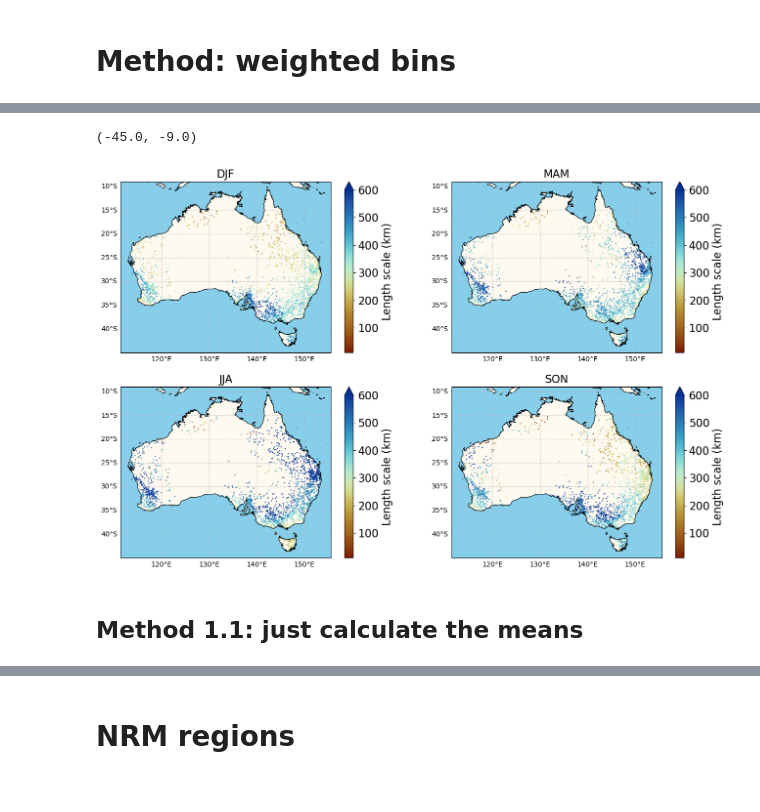
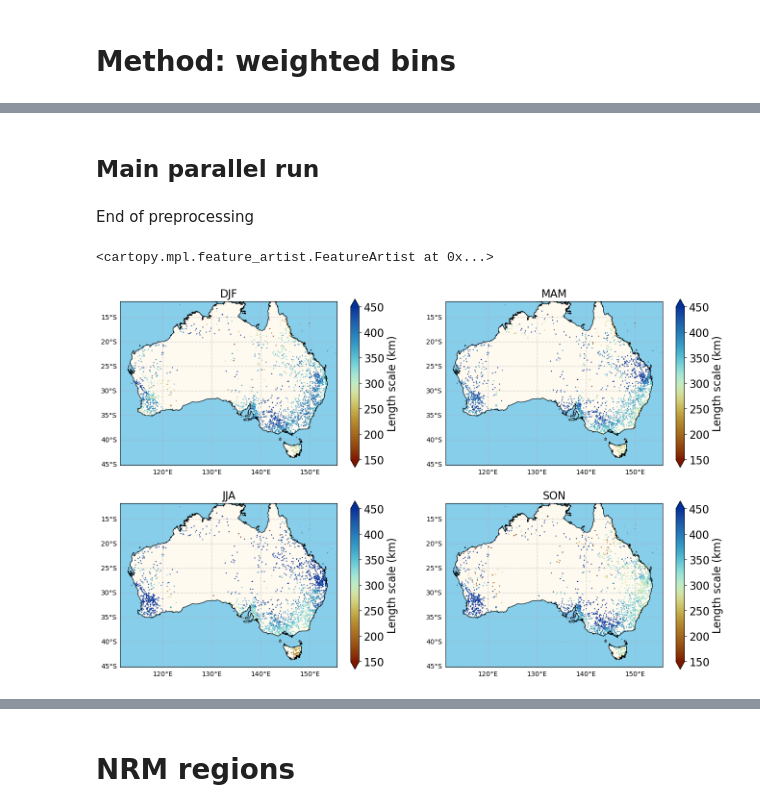
Before and after one commit to dongqi-DQ/Semi-variogram_AU, a Jupyter notebook: plot_seasonality-1960.ipynb, the cells around one changed output, grey strips where cells are left out. Drawn from its saved outputs; the diff is of its cells as text; code cells hidden in the pictures.

```diff
--- a/plot_seasonality-1960.ipynb
+++ b/plot_seasonality-1960.ipynb
@@ -114,0 +262,13 @@ def bins_to_season(file):
+# %%
+seasons="MAM"
+gamma = ivw_gamma[ivw_gamma["Season"]==seasons]["IVW_Gamma"].values
+bins = ivw_gamma[ivw_gamma["Season"]==seasons]["Bins"].values
+_ = fit_model.fit_variogram(bins[gamma>0], gamma[gamma>0], init_guess={"nugget":0.0})#, sill=0.5-0.025, nugget=0.025)
+y_fit = fit_model.variogram(bins)
+scale = fit_model.len_scale
+
+_ = exp_model.fit_variogram(bins[gamma>0], gamma[gamma>0])#, sill=0.5-0.025, nugget=0.025)
+y_fit_exp = exp_model.variogram(bins)
+scale_exp = exp_model.len_scale
+
+print(fit_model.len_scale, exp_model.len_scale)
@@ -115 +288,3 @@ def bins_to_season(file):
+# %% [markdown]
+## Main parallel run
 # %%
@@ -126,6 +311,10 @@ p.join()
+# %% [markdown]
+End of preprocessing
+# %%
+df= pd.read_csv("./data/BoM_daily_stations_1960_500km.csv")
 # %%
 season_weight_dict = {"DJF":[], "MAM":[], "JJA":[], "SON":[]}
-for spec_id in tqdm(df["ID"],leave=True, position=0):
-    df_scale = pd.read_csv(f"./data/all_AU_p90_1960/{spec_id}_season_scale_moving_list_all_events.csv",index_col=0)
+for spec_id in tqdm(df["ID"],leave=True, position=0):#/scratch/k10/dl6968/all_AU_p90_qc ./data/all_AU_p90_500km/
+    df_scale = pd.read_csv(f"./data/all_AU_p90_1960_500km/{spec_id}_season_scale_moving_list_all_events.csv",index_col=0)
     for seasons in ["DJF", "MAM", "JJA", "SON"]:
-        season_weight_dict[seasons].append( df_scale.loc[seasons].values)
+        season_weight_dict[seasons].append( df_scale.loc[seasons].values[0])
@@ -133,9 +328,11 @@ for spec_id in tqdm(df["ID"],leave=True, position=0):
 fig = plt.figure(figsize=(16,10))
 ax1 = fig.add_subplot(221, projection=ccrs.PlateCarree())
 cmap = "cmc.roma"
-plt.scatter(df["Longitude"], df["Latitude"], s=0.5, c= season_weight_dict["DJF"], cmap=cmap, vmin=10,vmax=600,
+vmin=150
+vmax=450
+plt.scatter(df["Longitude"], df["Latitude"], s=0.5, c= season_weight_dict["DJF"], cmap=cmap, vmin=vmin,vmax=vmax,
             transform=ccrs.PlateCarree())
-cbar = plt.colorbar(extend="max")
+cbar = plt.colorbar(extend="both")
 cbar.ax.set_ylabel("Length scale (km)")
 ax1.coastlines('10m', color="black",linewidth=0.8)
 gl = ax1.gridlines(crs=ccrs.PlateCarree(), draw_labels=True,
@@ -145,12 +342,11 @@ gl.right_labels = False
 ax1.set_title("DJF")
 ax1.add_feature(cfeature.LAND, color='floralwhite')
 ax1.add_feature(cfeature.OCEAN, color='skyblue')
-ax1.set_ylim([-45,-9])
 
 ax2 = fig.add_subplot(222, projection=ccrs.PlateCarree())
-plt.scatter(df["Longitude"], df["Latitude"], s=0.5, c= season_weight_dict["MAM"], cmap=cmap, vmin=10,vmax=600,
+plt.scatter(df["Longitude"], df["Latitude"], s=0.5, c= season_weight_dict["MAM"], cmap=cmap, vmin=vmin,vmax=vmax,
             transform=ccrs.PlateCarree())
-cbar = plt.colorbar(extend="max")
+cbar = plt.colorbar(extend="both")
 cbar.ax.set_ylabel("Length scale (km)")
 ax2.coastlines('10m', color="black",linewidth=0.8)
 gl = ax2.gridlines(crs=ccrs.PlateCarree(), draw_labels=True,
@@ -159,41 +355,36 @@ gl.top_labels = False
 gl.right_labels = False
 ax2.set_title("MAM")
 ax2.add_feature(cfeature.LAND, color='floralwhite')
 ax2.add_feature(cfeature.OCEAN, color='skyblue')
-ax2.set_ylim([-45,-9])
 
 ax3 = fig.add_subplot(223, projection=ccrs.PlateCarree())
-plt.scatter(df["Longitude"], df["Latitude"], s=0.5, c= season_weight_dict["JJA"], cmap=cmap, vmin=10,vmax=600,
+plt.scatter(df["Longitude"], df["Latitude"], s=0.5, c= season_weight_dict["JJA"], cmap=cmap, vmin=vmin,vmax=vmax,
             transform=ccrs.PlateCarree())
-cbar = plt.colorbar(extend="max")
+cbar = plt.colorbar(extend="both")
 cbar.ax.set_ylabel("Length scale (km)")
 ax3.coastlines('10m', color="black",linewidth=0.8)
 gl = ax3.gridlines(crs=ccrs.PlateCarree(), draw_labels=True,
                  linewidth=1, alpha=0.5, linestyle='--')
 gl.top_labels = False
 gl.right_labels = False
 ax3.set_title("JJA")
 ax3.add_feature(cfeature.LAND, color='floralwhite')
 ax3.add_feature(cfeature.OCEAN, color='skyblue')
-ax3.set_ylim([-45,-9])
 
 ax4 = fig.add_subplot(224, projection=ccrs.PlateCarree())
-plt.scatter(df["Longitude"], df["Latitude"], s=0.5, c= season_weight_dict["SON"],  cmap=cmap, vmin=10,vmax=600,
+plt.scatter(df["Longitude"], df["Latitude"], s=0.5, c= season_weight_dict["SON"],  cmap=cmap, vmin=vmin,vmax=vmax,
             transform=ccrs.PlateCarree())
-cbar = plt.colorbar(extend="max")
+cbar = plt.colorbar(extend="both")
 cbar.ax.set_ylabel("Length scale (km)")
 ax4.coastlines('10m', color="black",linewidth=0.8)
 gl = ax4.gridlines(crs=ccrs.PlateCarree(), draw_labels=True,
                  linewidth=1, alpha=0.5, linestyle='--')
 gl.top_labels = False
 gl.right_labels = False
 ax4.set_title("SON")
 ax4.add_feature(cfeature.LAND, color='floralwhite')
 ax4.add_feature(cfeature.OCEAN, color='skyblue')
-ax4.set_ylim([-45,-9])
 # plt.savefig("AU_seasonality.png", dpi=200, bbox_inches="tight")
 # %% [output]
-(-45.0, -9.0)
+<cartopy.mpl.feature_artist.FeatureArtist at 0x...>
-[figure, old version]
+[figure, new version]
-# %% [markdown]
-## Method 1.1: just calculate the means
```
Also changed, not shown: parts of 42 cells of this notebook, 21 other files.
